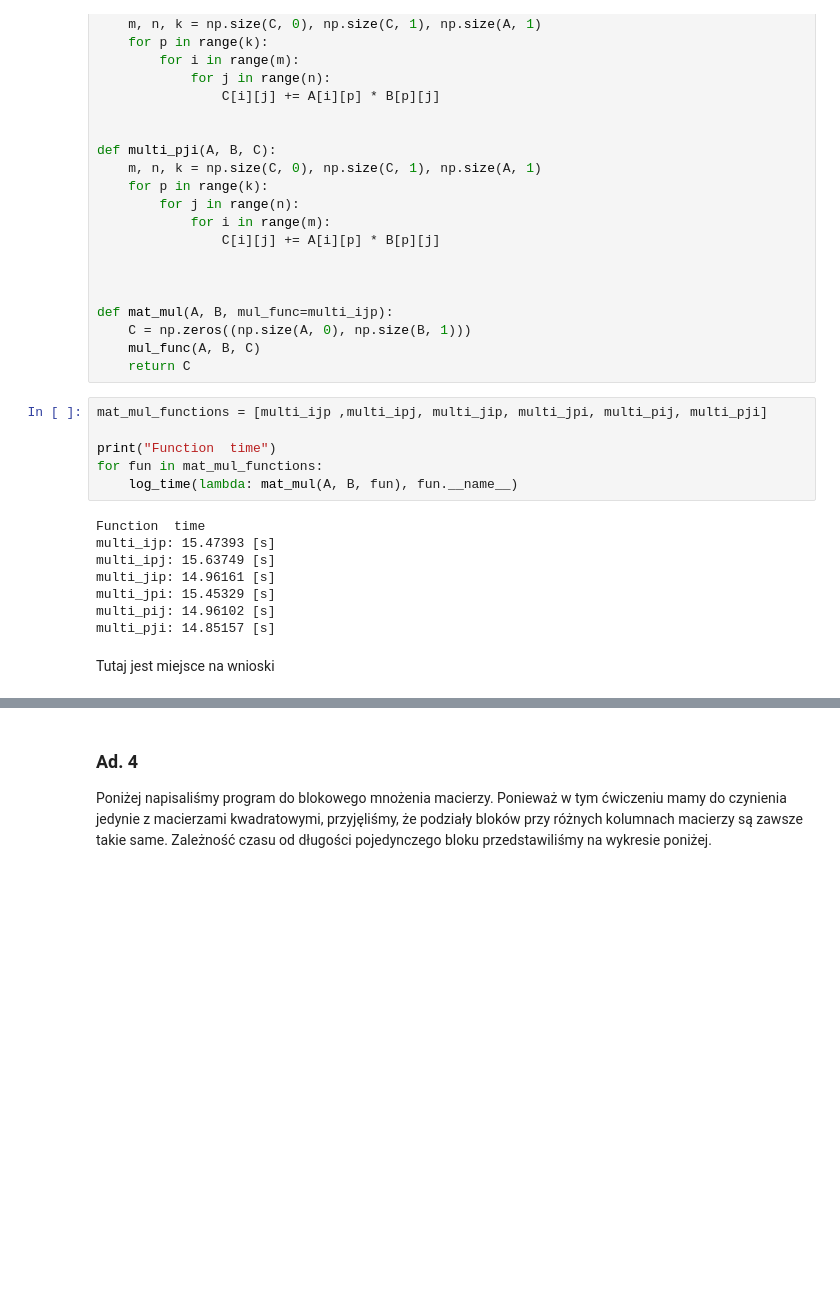
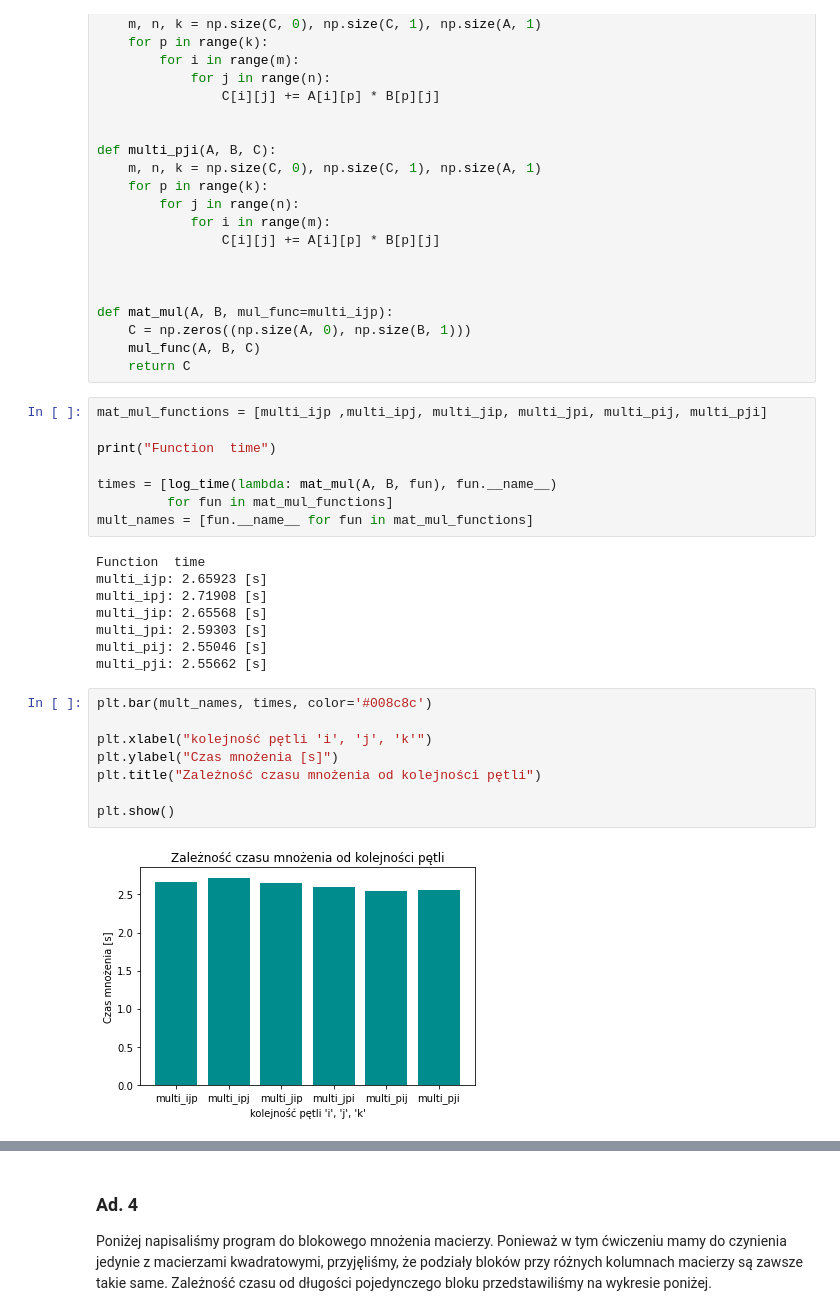
Before and after one commit to pkrucz00/alg_macierz, a Jupyter notebook: zadanie1/Zadanie1.ipynb, the cells around one changed output, grey strips where cells are left out. Cells and saved outputs as stored; diff of their text form; blank space fills up the shorter version.

```diff
--- a/zadanie1/Zadanie1.ipynb
+++ b/zadanie1/Zadanie1.ipynb
@@ -141,15 +141,25 @@ def mat_mul(A, B, mul_func=multi_ijp):
 mat_mul_functions = [multi_ijp ,multi_ipj, multi_jip, multi_jpi, multi_pij, multi_pji]
 
 print("Function  time")
-for fun in mat_mul_functions:
-    log_time(lambda: mat_mul(A, B, fun), fun.__name__)
+
+times = [log_time(lambda: mat_mul(A, B, fun), fun.__name__)
+         for fun in mat_mul_functions]
+mult_names = [fun.__name__ for fun in mat_mul_functions]
 # %% [output]
 Function  time
-multi_ijp: 15.47393 [s]
-multi_ipj: 15.63749 [s]
-multi_jip: 14.96161 [s]
-multi_jpi: 15.45329 [s]
-multi_pij: 14.96102 [s]
-multi_pji: 14.85157 [s]
+multi_ijp: 2.65923 [s]
+multi_ipj: 2.71908 [s]
+multi_jip: 2.65568 [s]
+multi_jpi: 2.59303 [s]
+multi_pij: 2.55046 [s]
+multi_pji: 2.55662 [s]
-# %% [markdown]
-Tutaj jest miejsce na wnioski
+# %%
+plt.bar(mult_names, times, color='#008c8c')
+
+plt.xlabel("kolejność pętli 'i', 'j', 'k'")
+plt.ylabel("Czas mnożenia [s]")
+plt.title("Zależność czasu mnożenia od kolejności pętli")
+
+plt.show()
+# %% [output]
+[figure, added]
```
Also changed, not shown: parts of 8 cells of this notebook.
